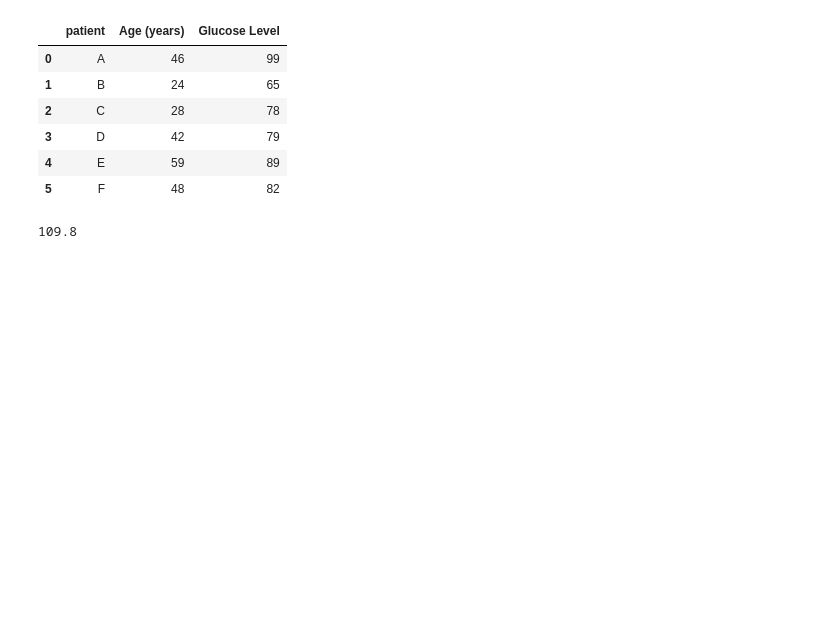
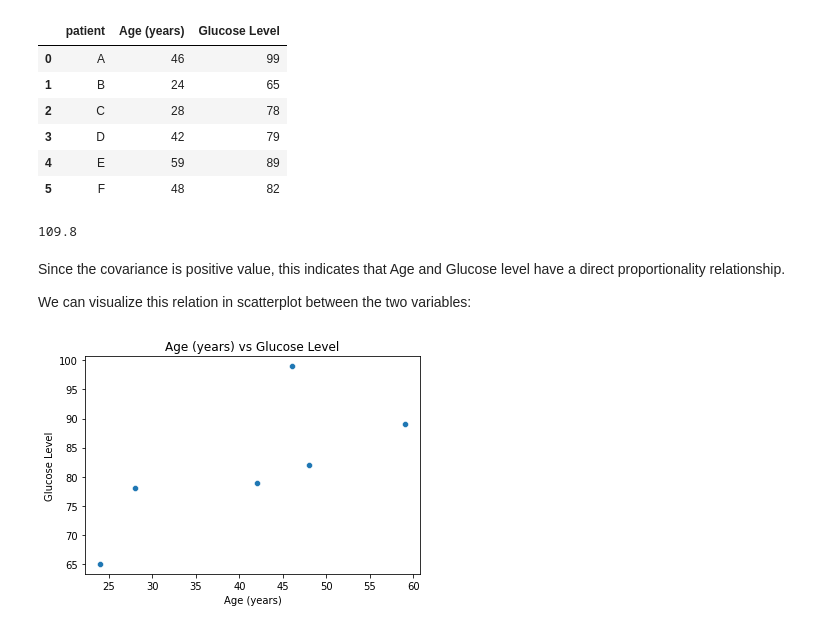
Before and after one commit to LMS-Learnvista/LB_DSC_SEPT_WKND_20, a Jupyter notebook: kavyajeet/statistics/statistics_assignment.ipynb, the cells around one changed output. Cells and saved outputs as stored; diff of their text form; code cells hidden in the pictures; blank space fills up the shorter version.

```diff
--- a/kavyajeet/statistics/statistics_assignment.ipynb
+++ b/kavyajeet/statistics/statistics_assignment.ipynb
@@ -196,3 +196,13 @@ df
 covariance(df['Age (years)'], df["Glucose Level"])
 # %% [output]
 109.8
+# %% [markdown]
+Since the covariance is positive value, this indicates that Age and Glucose level have a direct proportionality relationship.
+
+We can visualize this relation in scatterplot between the two variables:
+# %%
+sns.scatterplot(x="Age (years)", y="Glucose Level", data=df)
+plt.title("Age (years) vs Glucose Level")
+plt.show()
+# %% [output]
+[figure, added]
```
